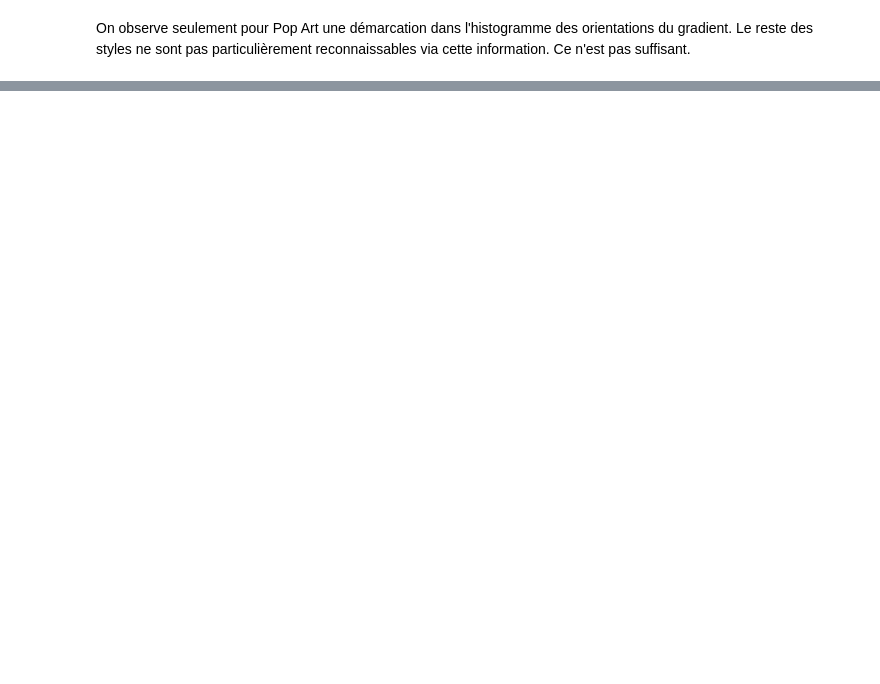
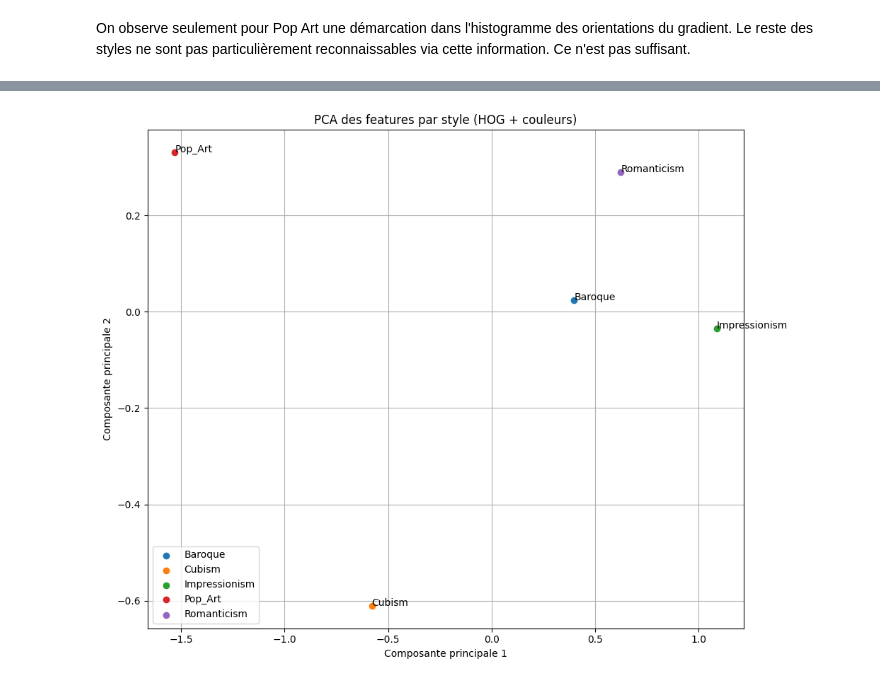
Before and after one commit to julietteabalain-cloud/Reconnaissance-de-mouvement-artistique, a Jupyter notebook: notebooks/2_RV_Vision_Classique.ipynb, the cells around one changed output, grey strips where cells are left out. Cells and saved outputs as stored; diff of their text form; code cells hidden in the pictures; blank space fills up the shorter version.

```diff
--- a/notebooks/2_RV_Vision_Classique.ipynb
+++ b/notebooks/2_RV_Vision_Classique.ipynb
@@ -96,0 +128,2 @@ On observe seulement pour Pop Art une démarcation dans l'histogramme des orient
+# %%
+x, y = vision_features_extract_module.extract_features_dataset(df_subset, dataset_module.load_image)
@@ -97,3 +142,7 @@ On observe seulement pour Pop Art une démarcation dans l'histogramme des orient
+# %%
+vision_features_extract_module.pca_style_features(x,y)
+# %% [output]
+[figure, added]
 # %% [markdown]
 # todolist
 
```
Also changed, not shown: parts of 17 cells of this notebook, 1 other file.
